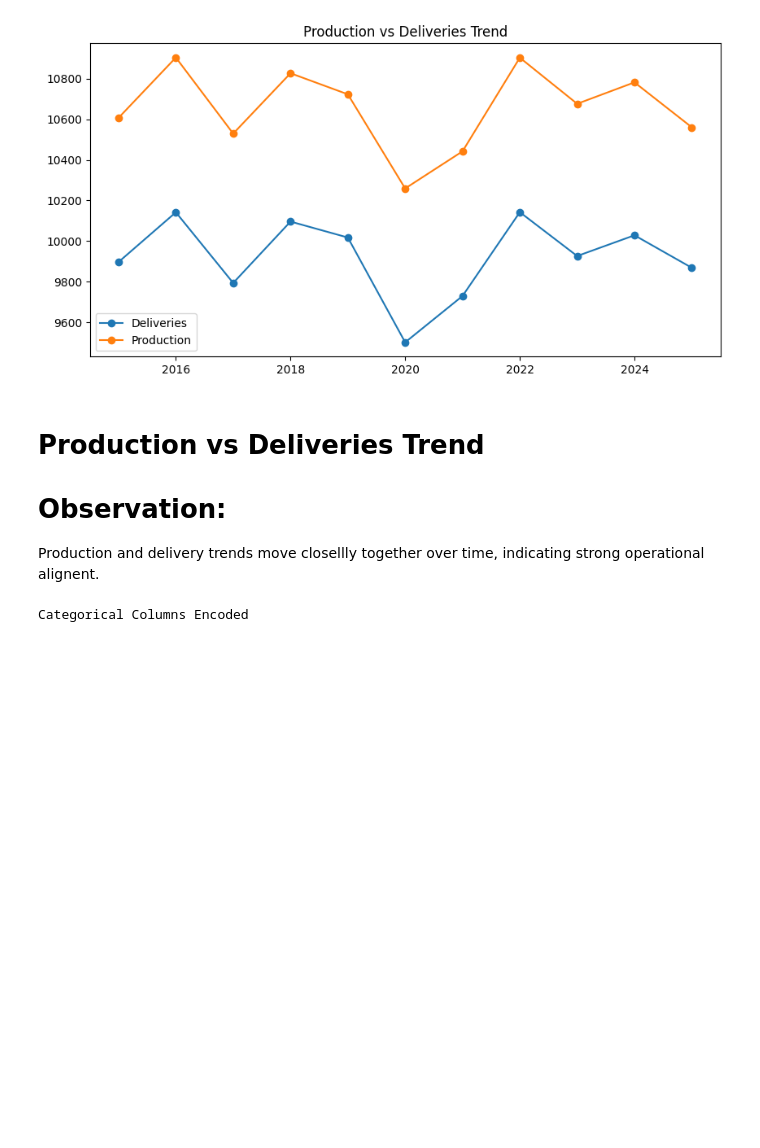
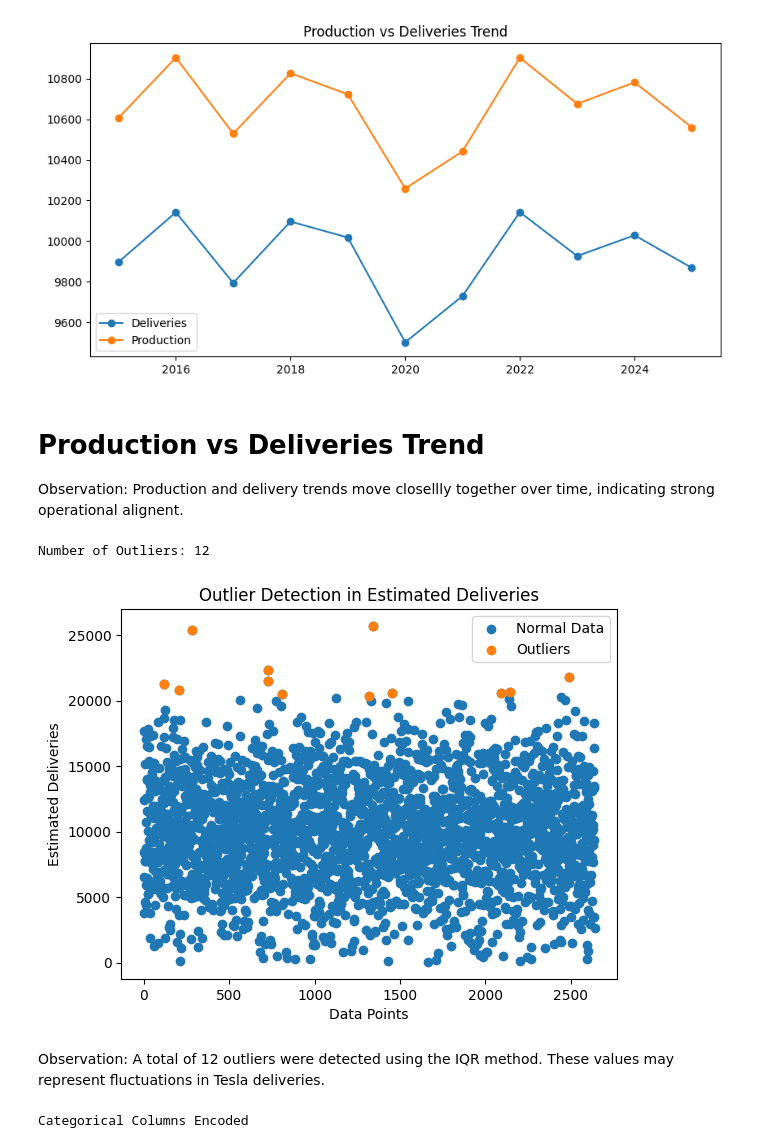
Before and after one commit to Divyanshuchouhan00/celebal-internship-assignments, a Jupyter notebook: week2/week2_DivyanshuChouhan_JIET.ipynb, the cells around one changed output. Saved outputs shown, nothing was run; the diff lists cells and outputs as text; code cells hidden in the pictures; blank space fills up the shorter version.

```diff
--- a/week2/week2_DivyanshuChouhan_JIET.ipynb
+++ b/week2/week2_DivyanshuChouhan_JIET.ipynb
@@ -230,8 +231,50 @@ plt.show()
 [figure]
 # %% [markdown]
 # Production vs Deliveries Trend
-# Observation:
+Observation:
 Production and delivery trends move closellly together over  time, indicating strong operational alignent.
+# %%
+Q1 = df['Estimated_Deliveries'].quantile(0.25)
+Q3 = df['Estimated_Deliveries'].quantile(0.75)
+
+IQR = Q3 - Q1
+
+lower_bound = Q1 - 1.5 * IQR
+upper_bound = Q3 + 1.5 * IQR
+
+outliers = df[
+    (df['Estimated_Deliveries'] < lower_bound)  |
+    (df['Estimated_Deliveries'] > upper_bound)
+]
+
+print("Number of Outliers:", len(outliers))
+
+plt.scatter(
+    df.index,
+    df['Estimated_Deliveries'],
+    label='Normal Data'
+)
+
+plt.scatter(
+    outliers.index,
+    outliers['Estimated_Deliveries'],
+    label='Outliers'
+)
+
+plt.title("Outlier Detection in Estimated Deliveries")
+
+plt.xlabel("Data Points")
+plt.ylabel("Estimated Deliveries")
+
+plt.legend()
+
+plt.show()
+# %% [output]
+Number of Outliers: 12
+[figure, added]
+# %% [markdown]
+Observation:
+A total of 12 outliers were detected using the IQR method. These values  may represent fluctuations in Tesla deliveries.
 # %%
 #Feature Engineering
 
```
Also changed, not shown: parts of 12 cells of this notebook.
